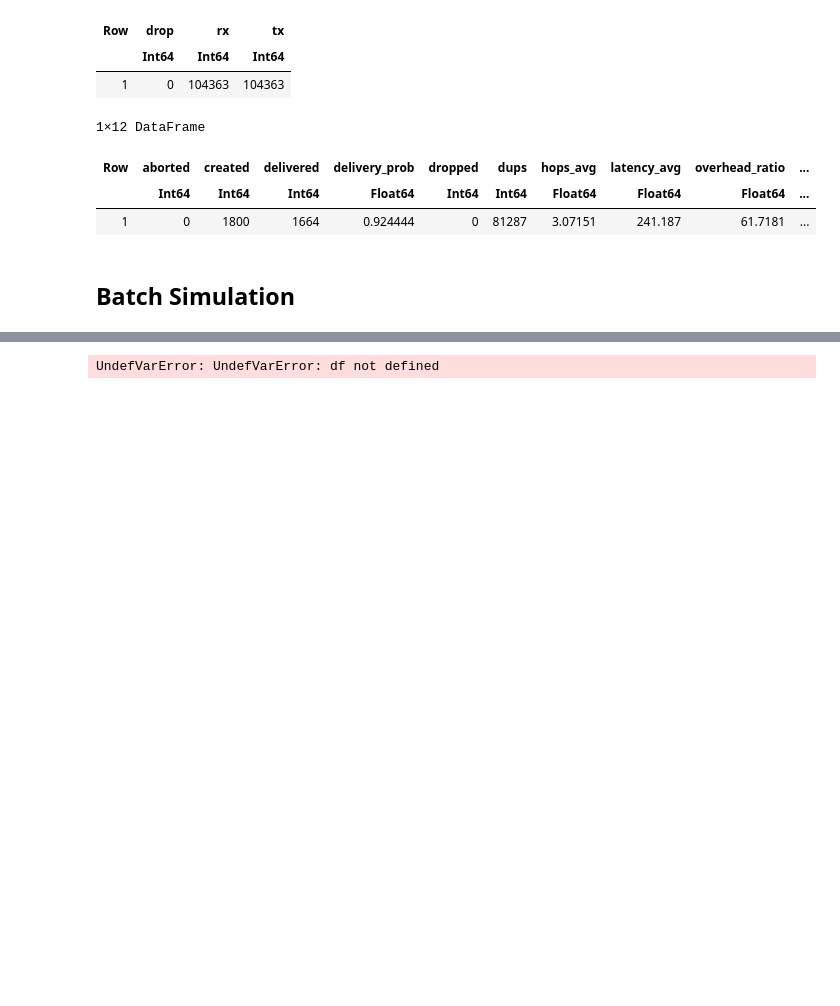
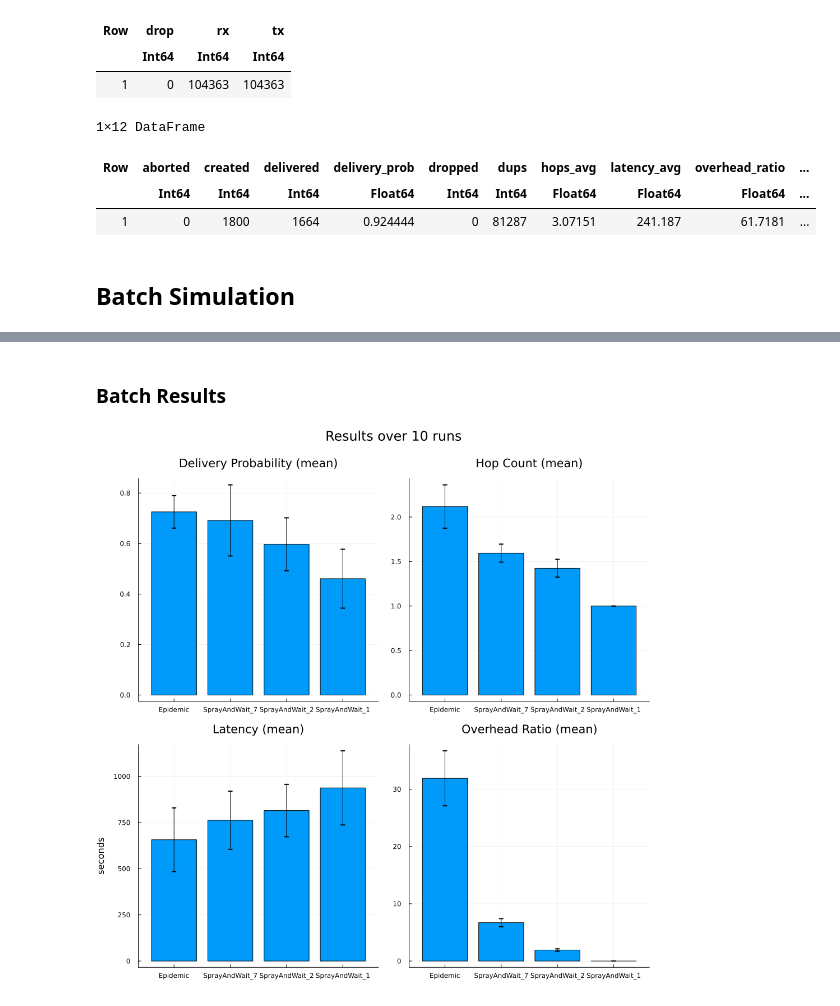
Before and after one commit to gh0st42/JONS.jl, a Jupyter notebook: examples/JONS.ipynb, the cells around one changed output, grey strips where cells are left out. Saved outputs shown, nothing was run; the diff lists cells and outputs as text; code cells hidden in the pictures; blank space fills up the shorter version.

```diff
--- a/examples/JONS.ipynb
+++ b/examples/JONS.ipynb
@@ -145,25 +197,31 @@ BoundsError: BoundsError: attempt to access 10-element Vector{Node} at index [6:
+# %% [markdown]
+### Batch Results
 # %%
 using Plots
 using Statistics
 
 g_strat = groupby(df, :Strategy)
-df1 = combine(g_strat, [:delivery_prob] .=> mean)
-p1 = bar(df1[!,"Strategy"], df1[!, "delivery_prob_mean"], label="")
+df1 = combine(g_strat, [:delivery_prob, :hops_avg, :latency_avg, :overhead_ratio] .=> mean)
+df2 = combine(g_strat, [:delivery_prob, :hops_avg, :latency_avg, :overhead_ratio] .=> minimum)
+df1 = innerjoin(df1, df2, on = :Strategy)
+df2 = combine(g_strat, [:delivery_prob, :hops_avg, :latency_avg, :overhead_ratio] .=> maximum)
+df1 = innerjoin(df1, df2, on = :Strategy)
+p1 = bar(df1[!,"Strategy"], df1[!, "delivery_prob_mean"], label="", yerr=([df1[!, "delivery_prob_mean"]-df1[!, "delivery_prob_minimum"] df1[!, "delivery_prob_maximum"]-df1[!, "delivery_prob_mean"]]))
 title!("Delivery Probability (mean)")
 
-df1 = combine(g_strat, [:hops_avg] .=> mean)
-p2 = bar(df1[!,"Strategy"], df1[!, "hops_avg_mean"], label="")
+#df1 = combine(g_strat, [:hops_avg] .=> mean)
+p2 = bar(df1[!,"Strategy"], df1[!, "hops_avg_mean"], label="", yerr=([df1[!, "hops_avg_mean"]-df1[!, "hops_avg_minimum"] df1[!, "hops_avg_maximum"]-df1[!, "hops_avg_mean"]]))
 title!("Hop Count (mean)")
 
-df1 = combine(g_strat, [:latency_avg] .=> mean)
-p3 = bar(df1[!,"Strategy"], df1[!, "latency_avg_mean"], label="")
+#df1 = combine(g_strat, [:latency_avg] .=> mean)
+p3 = bar(df1[!,"Strategy"], df1[!, "latency_avg_mean"], label="", yerr=([df1[!, "latency_avg_mean"]-df1[!, "latency_avg_minimum"] df1[!, "latency_avg_maximum"]-df1[!, "latency_avg_mean"]]))
 title!("Latency (mean)")
 ylabel!("seconds")
 
-df1 = combine(g_strat, [:overhead_ratio] .=> mean)
-p4 = bar(df1[!,"Strategy"], df1[!, "overhead_ratio_mean"], label="")
+
+p4 = bar(df1[!,"Strategy"], df1[!, "overhead_ratio_mean"], label="", yerr=([df1[!, "overhead_ratio_mean"]-df1[!, "overhead_ratio_minimum"] df1[!, "overhead_ratio_maximum"]-df1[!, "overhead_ratio_mean"]]))
 title!("Overhead Ratio (mean)")
 
 plot(p1,p2, p3, p4, layout=(2,2), size=(1000,1000), plot_title="Results over " * string(NUM_RUNS) * " runs")
 # %% [output]
-UndefVarError: UndefVarError: df not defined
+[figure, added]
```
Also changed, not shown: parts of 5 cells of this notebook, 2 other files.
